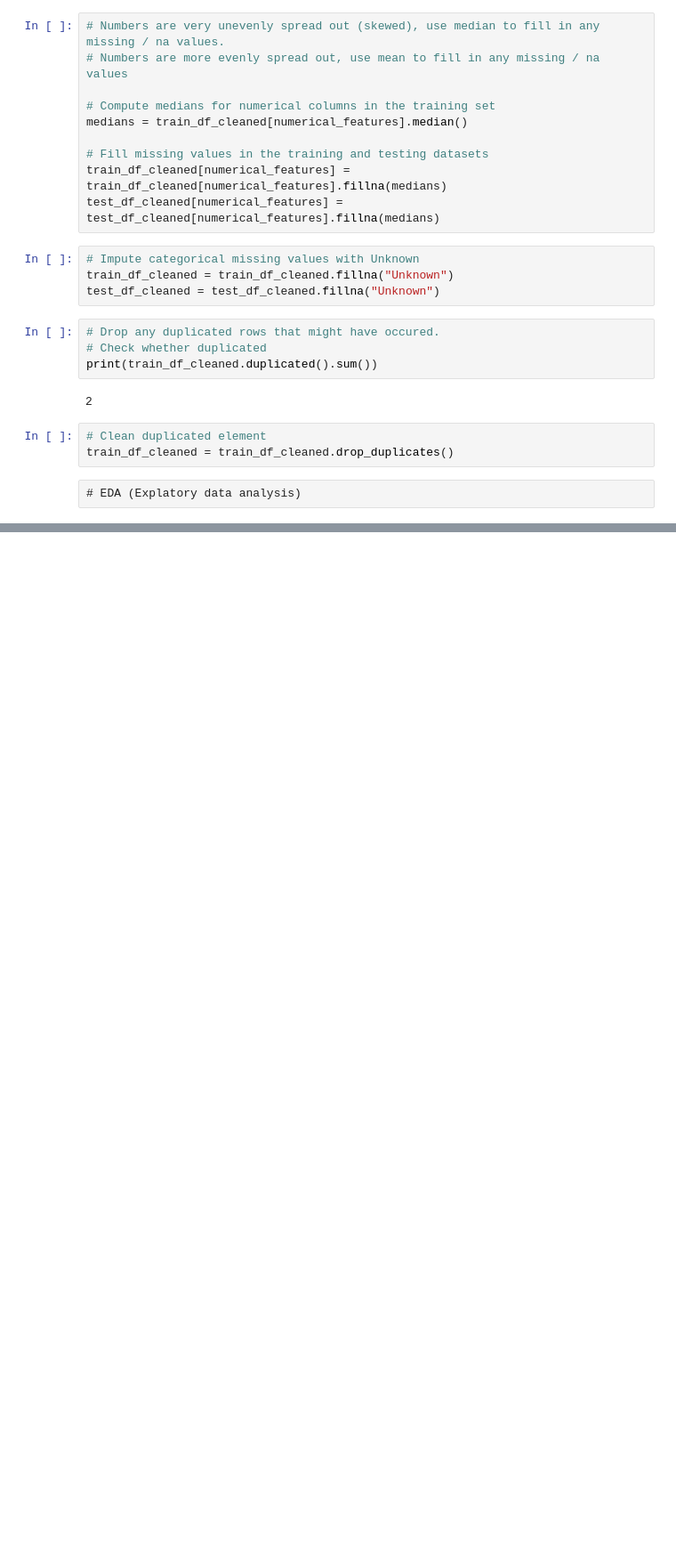
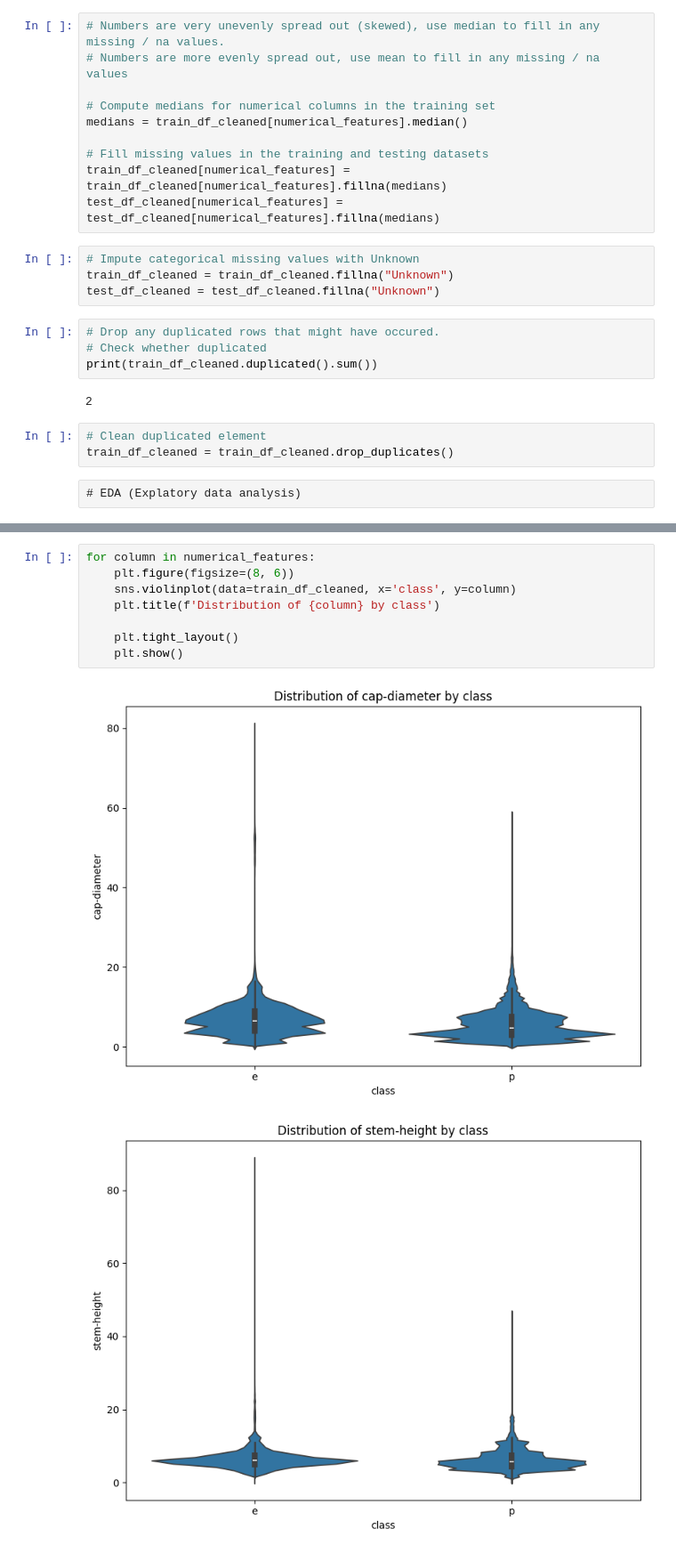
Before and after one commit to ariel055132/ML_DL, a Jupyter notebook: BinaryPredictionOfMushrooms/20240813_BaselineSubmission.ipynb, the cells around one changed output, grey strips where cells are left out. Shown at 89% size. Saved outputs shown, nothing was run; the diff lists cells and outputs as text; blank space fills up the shorter version.

```diff
--- a/BinaryPredictionOfMushrooms/20240813_BaselineSubmission.ipynb
+++ b/BinaryPredictionOfMushrooms/20240813_BaselineSubmission.ipynb
@@ -285,0 +323,11 @@ train_df_cleaned = train_df_cleaned.drop_duplicates()
+# %%
+for column in numerical_features:
+    plt.figure(figsize=(8, 6))
+    sns.violinplot(data=train_df_cleaned, x='class', y=column)
+    plt.title(f'Distribution of {column} by class')
+
+    plt.tight_layout()
+    plt.show()
+# %% [output]
+[figure, added]
+[figure, added]
```
Also changed, not shown: parts of 13 cells of this notebook.
